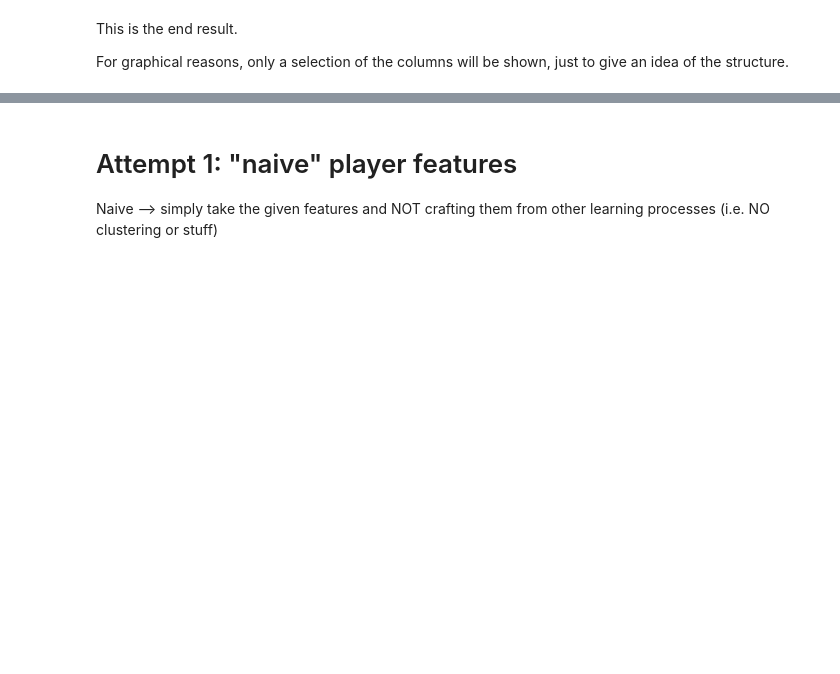
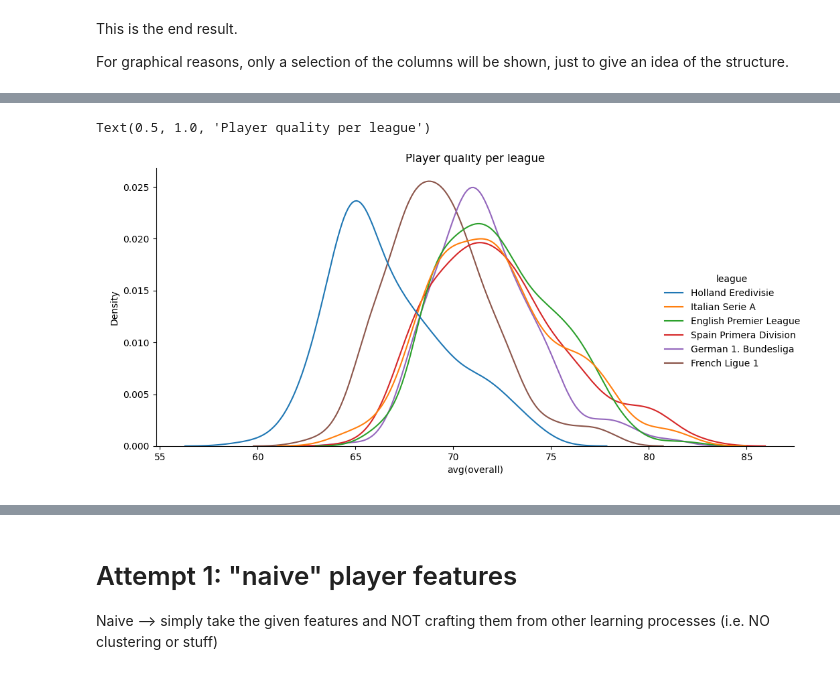
Before and after one commit to Big-Data-FC/project, a Jupyter notebook: main.ipynb, the cells around one changed output, grey strips where cells are left out. Cells and saved outputs as stored; diff of their text form; code cells hidden in the pictures; blank space fills up the shorter version.

```diff
--- a/main.ipynb
+++ b/main.ipynb
@@ -688,0 +748,7 @@ only showing top 20 rows
+# %%
+p = sns.displot(df.toPandas(), x="avg(overall)", hue="league", kind="kde", aspect=1.7, palette="tab10")
+p.fig.tight_layout(pad=1.5)
+plt.title("Player quality per league")
+# %% [output]
+Text(0.5, 1.0, 'Player quality per league')
+[figure, added]
```
Also changed, not shown: parts of 16 cells of this notebook.
